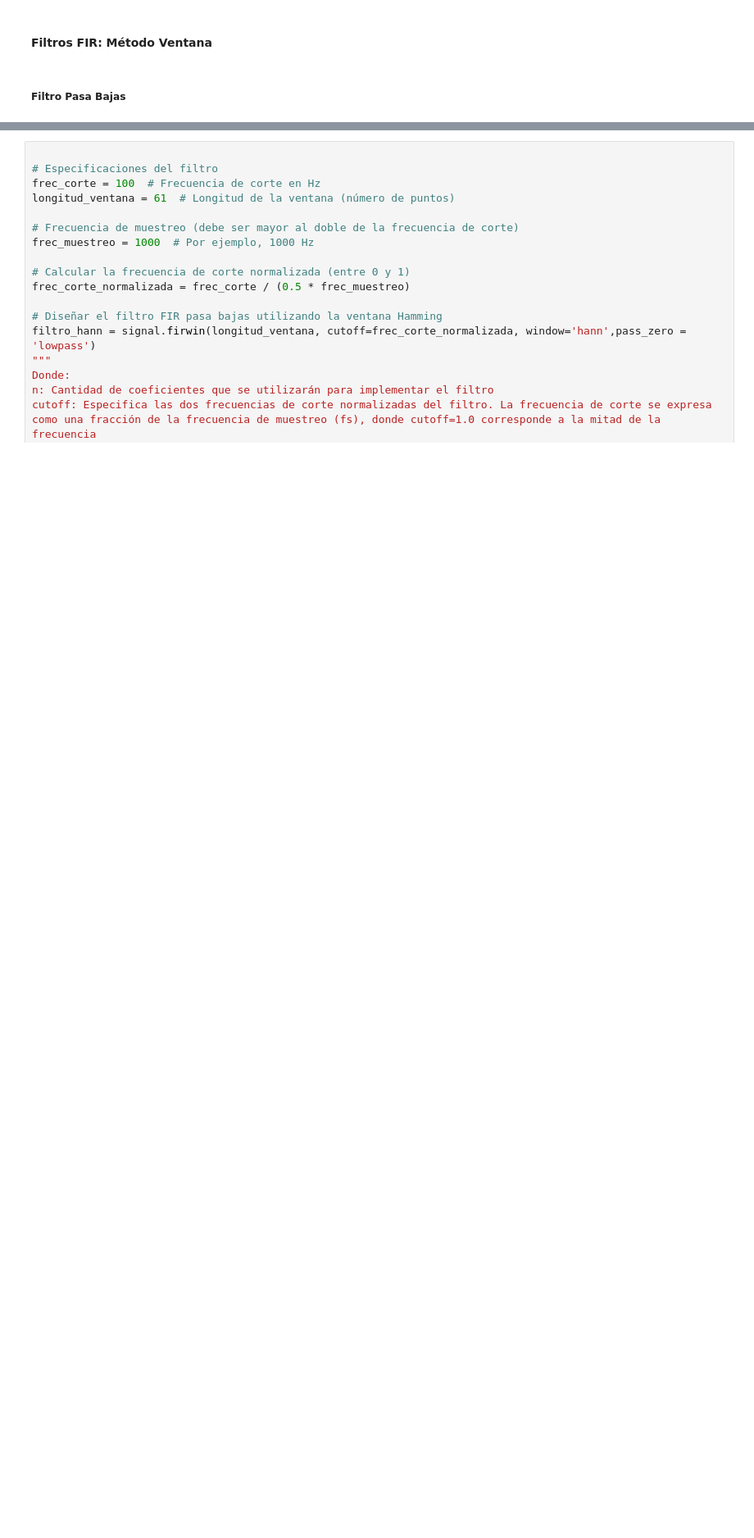
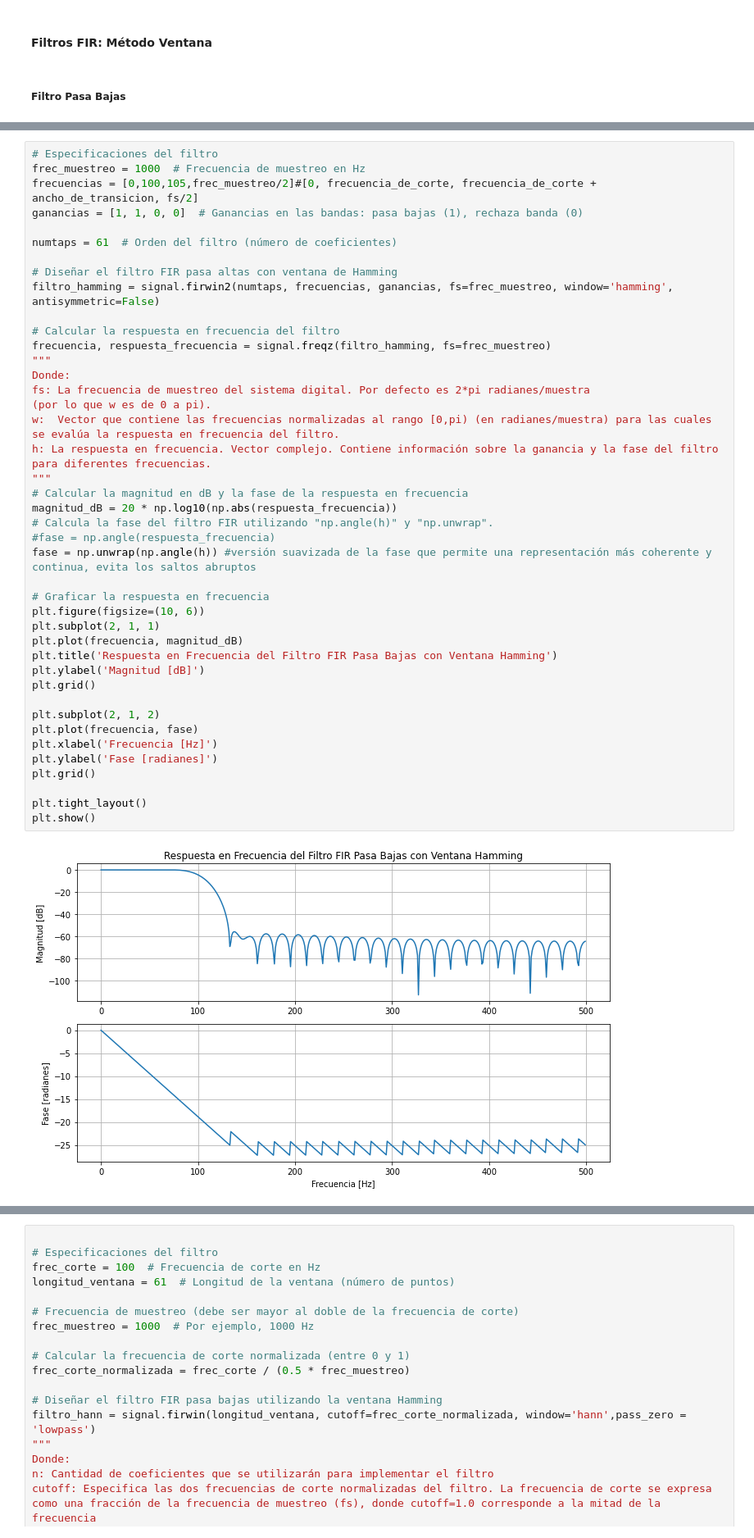
Before and after one commit to cgrf96/Procesamiento_biose-ales, a Jupyter notebook: 3_prepocesamiento/2_filtros_digitales.ipynb, the cells around one changed output, grey strips where cells are left out. Shown at 82% size. Cells and saved outputs as stored; diff of their text form; blank space fills up the shorter version.

```diff
--- a/3_prepocesamiento/2_filtros_digitales.ipynb
+++ b/3_prepocesamiento/2_filtros_digitales.ipynb
@@ -1027,0 +1048,44 @@ El código implementa el diseño de un filtro FIR (Finite Impulse Response) util
+# %%
+# Especificaciones del filtro
+frec_muestreo = 1000  # Frecuencia de muestreo en Hz
+frecuencias = [0,100,105,frec_muestreo/2]#[0, frecuencia_de_corte, frecuencia_de_corte + ancho_de_transicion, fs/2]
+ganancias = [1, 1, 0, 0]  # Ganancias en las bandas: pasa bajas (1), rechaza banda (0)
+
+numtaps = 61  # Orden del filtro (número de coeficientes)
+
+# Diseñar el filtro FIR pasa altas con ventana de Hamming
+filtro_hamming = signal.firwin2(numtaps, frecuencias, ganancias, fs=frec_muestreo, window='hamming', antisymmetric=False)
+
+# Calcular la respuesta en frecuencia del filtro
+frecuencia, respuesta_frecuencia = signal.freqz(filtro_hamming, fs=frec_muestreo)
+"""
+Donde:
+fs: La frecuencia de muestreo del sistema digital. Por defecto es 2*pi radianes/muestra
+(por lo que w es de 0 a pi).
+w:  Vector que contiene las frecuencias normalizadas al rango [0,pi) (en radianes/muestra) para las cuales se evalúa la respuesta en frecuencia del filtro.
+h: La respuesta en frecuencia. Vector complejo. Contiene información sobre la ganancia y la fase del filtro para diferentes frecuencias.
+"""
+# Calcular la magnitud en dB y la fase de la respuesta en frecuencia
+magnitud_dB = 20 * np.log10(np.abs(respuesta_frecuencia))
+# Calcula la fase del filtro FIR utilizando "np.angle(h)" y "np.unwrap".
+#fase = np.angle(respuesta_frecuencia)
+fase = np.unwrap(np.angle(h)) #versión suavizada de la fase que permite una representación más coherente y continua, evita los saltos abruptos
+
+# Graficar la respuesta en frecuencia
+plt.figure(figsize=(10, 6))
+plt.subplot(2, 1, 1)
+plt.plot(frecuencia, magnitud_dB)
+plt.title('Respuesta en Frecuencia del Filtro FIR Pasa Bajas con Ventana Hamming')
+plt.ylabel('Magnitud [dB]')
+plt.grid()
+
+plt.subplot(2, 1, 2)
+plt.plot(frecuencia, fase)
+plt.xlabel('Frecuencia [Hz]')
+plt.ylabel('Fase [radianes]')
+plt.grid()
+
+plt.tight_layout()
+plt.show()
+# %% [output]
+[figure, added]
```
Also changed, not shown: parts of 9 cells of this notebook.
